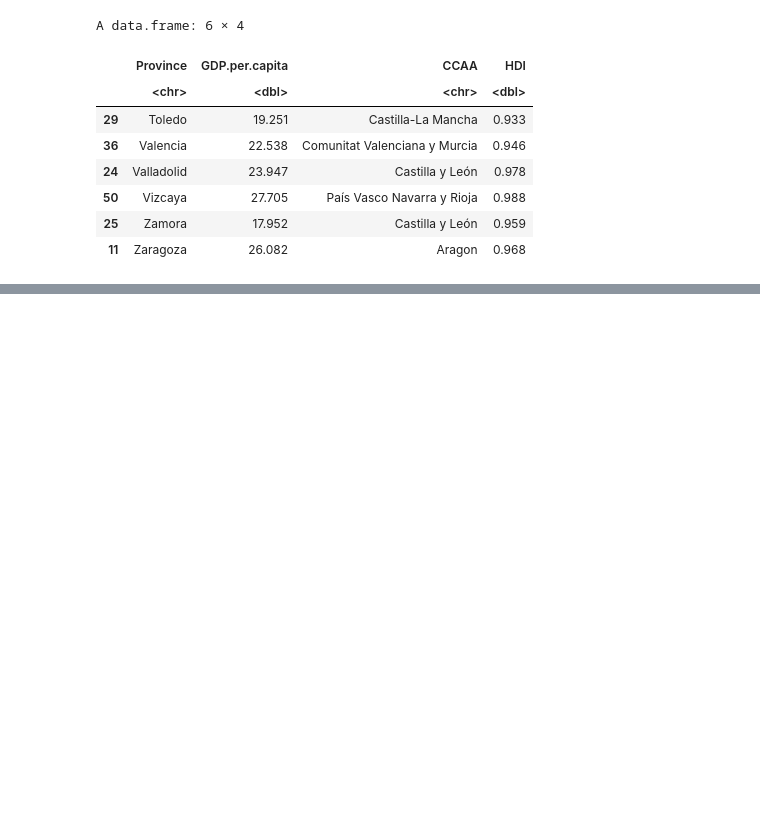
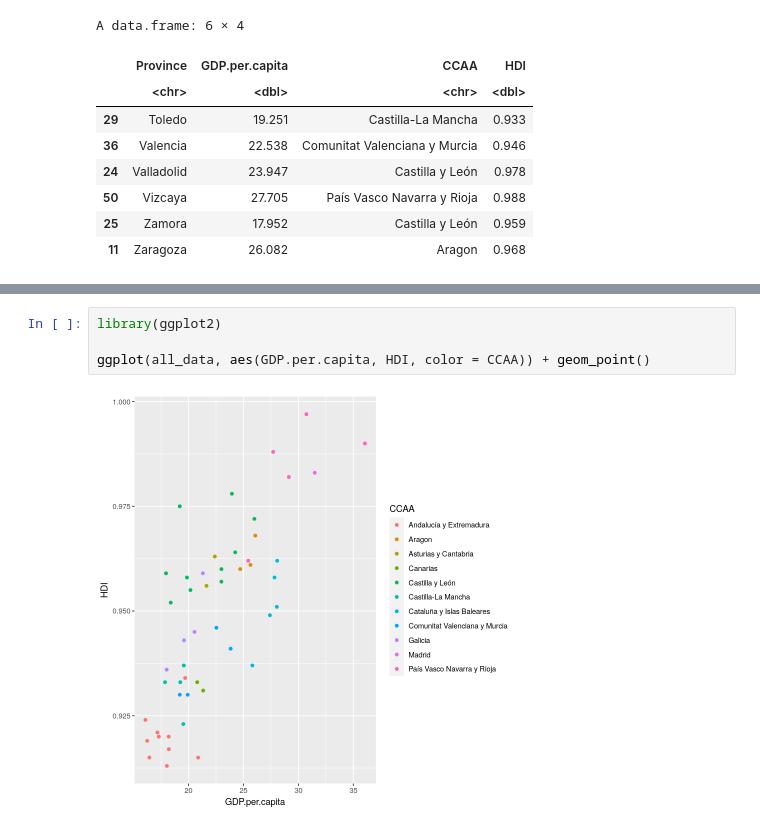
Before and after one commit to Oscar616161651651/OscarFdezBlanco_IntroToBioinformatics, a Jupyter notebook: R_Exam_Ansewrs.ipynb, the cells around one changed output, grey strips where cells are left out. Saved outputs shown, nothing was run; the diff lists cells and outputs as text; blank space fills up the shorter version.

```diff
--- a/R_Exam_Ansewrs.ipynb
+++ b/R_Exam_Ansewrs.ipynb
@@ -111,0 +88,6 @@ ERROR: Error in .helpForCall(topicExpr, parent.frame()): no methods for ‘geom_
+# %%
+library(ggplot2)
+
+ggplot(all_data, aes(GDP.per.capita, HDI, color = CCAA)) + geom_point()
+# %% [output]
+[figure, added]
```
Also changed, not shown: parts of 22 cells of this notebook.
